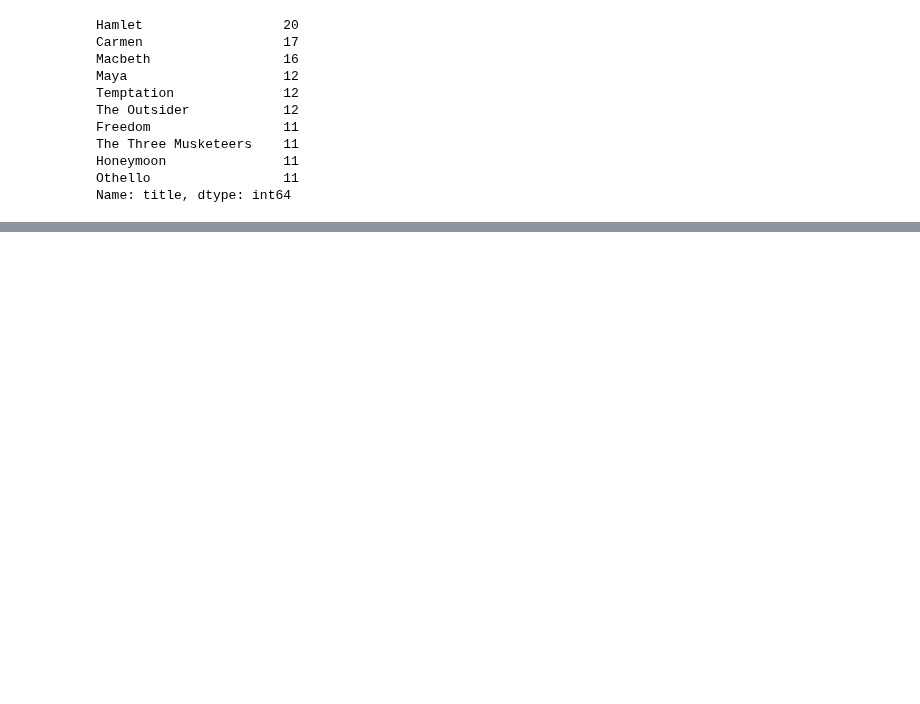
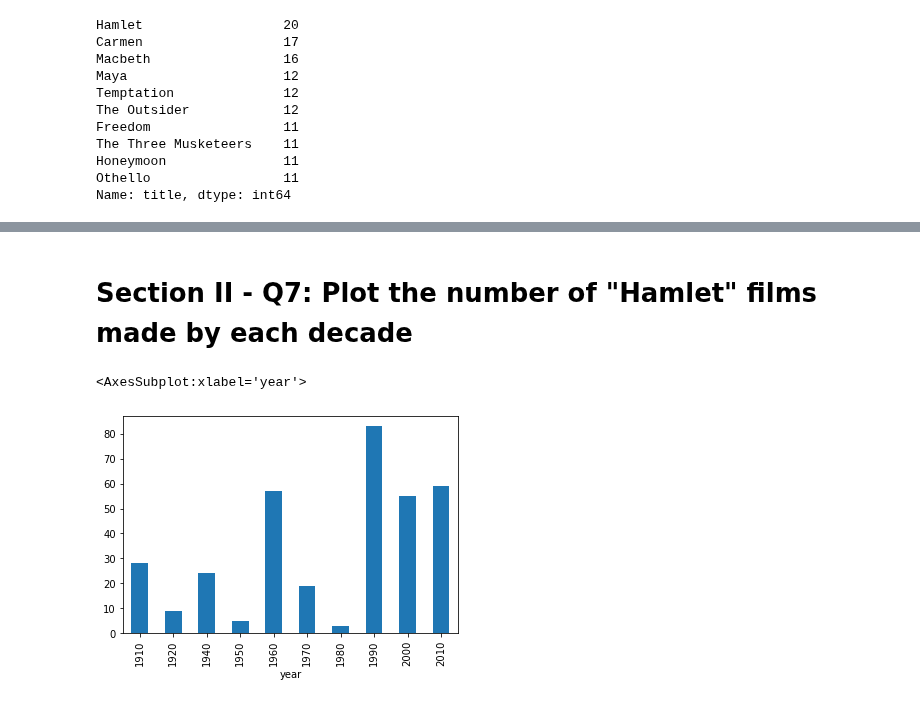
Before and after one commit to springboard-curriculum/mec-mini-projects, a Jupyter notebook: mec-5.3.10-data-wranging-with-pandas-mini-project/mec-5.3.10-data-wranging-with-panda.ipynb, the cells around one changed output, grey strips where cells are left out. Saved outputs shown, nothing was run; the diff lists cells and outputs as text; code cells hidden in the pictures; blank space fills up the shorter version.

Commit message:
wip: added last questions for section II

```diff
--- a/mec-5.3.10-data-wranging-with-pandas-mini-project/mec-5.3.10-data-wranging-with-panda.ipynb
+++ b/mec-5.3.10-data-wranging-with-pandas-mini-project/mec-5.3.10-data-wranging-with-panda.ipynb
@@ -610,0 +506,8 @@ ian_mckellen.date.dt.year.value_counts().sort_index().plot(kind='bar', title='Ye
+# %% [markdown]
+# Section II - Q7: Plot the number of "Hamlet" films made by each decade
+# %%
+hamlet_films = cast[cast["title"] == 'Hamlet']
+hamlet_films.year.groupby((hamlet_films.year//10) * 10).count().plot(kind='bar')
+# %% [output]
+<AxesSubplot:xlabel='year'>
+[figure, added]
```
Also changed, not shown: parts of 85 cells of this notebook.
